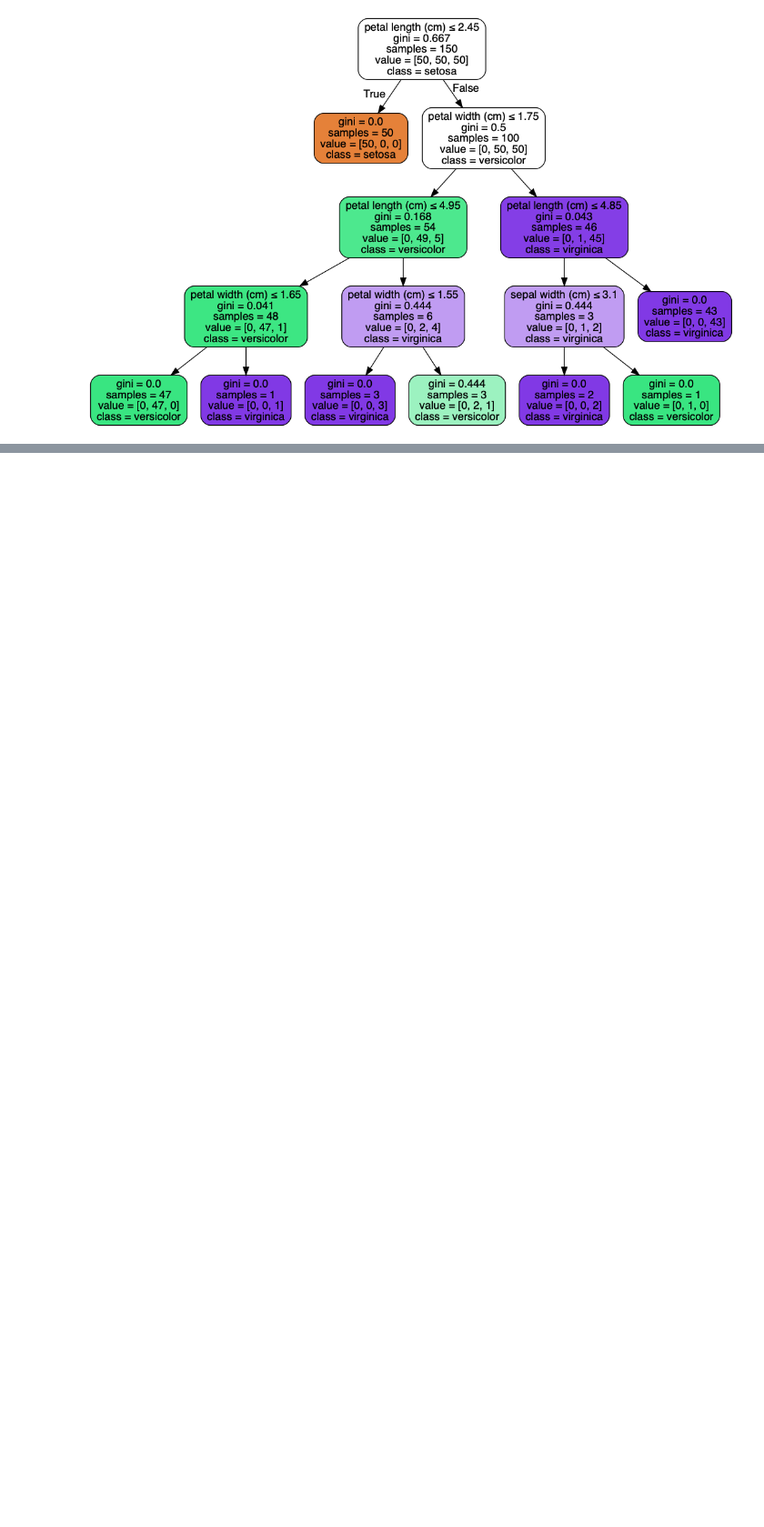
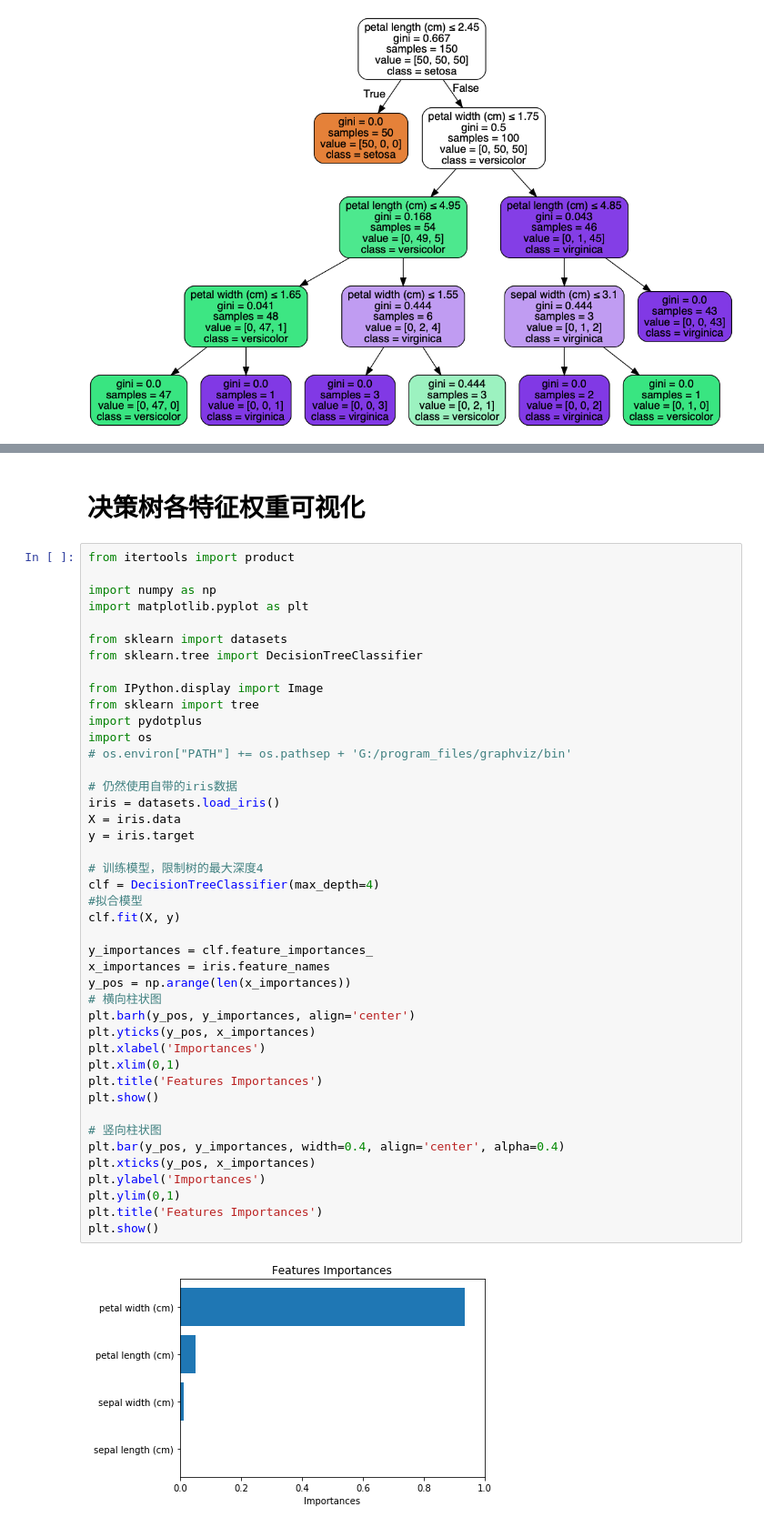
Before and after one commit to BellaLSun/Customer_Churn, a Jupyter notebook: 决策树可视化与讲解.ipynb, the cells around one changed output, grey strips where cells are left out. Shown: that part at 91% size. Cells and saved outputs as stored; diff of their text form; blank space fills up the shorter version.

```diff
--- a/可视化决策树.ipynb
+++ b/决策树可视化与讲解.ipynb
@@ -78,0 +114,47 @@ Image(graph.create_png())
+# %% [markdown]
+# 决策树各特征权重可视化
+# %%
+from itertools import product
+
+import numpy as np
+import matplotlib.pyplot as plt
+
+from sklearn import datasets
+from sklearn.tree import DecisionTreeClassifier
+
+from IPython.display import Image
+from sklearn import tree
+import pydotplus
+import os
+# os.environ["PATH"] += os.pathsep + 'G:/program_files/graphviz/bin'
+
+# 仍然使用自带的iris数据
+iris = datasets.load_iris()
+X = iris.data
+y = iris.target
+
+# 训练模型，限制树的最大深度4
+clf = DecisionTreeClassifier(max_depth=4)
+#拟合模型
+clf.fit(X, y)
+
+y_importances = clf.feature_importances_
+x_importances = iris.feature_names
+y_pos = np.arange(len(x_importances))
+# 横向柱状图
+plt.barh(y_pos, y_importances, align='center')
+plt.yticks(y_pos, x_importances)
+plt.xlabel('Importances')
+plt.xlim(0,1)
+plt.title('Features Importances')
+plt.show()
+
+# 竖向柱状图
+plt.bar(y_pos, y_importances, width=0.4, align='center', alpha=0.4)
+plt.xticks(y_pos, x_importances)
+plt.ylabel('Importances')
+plt.ylim(0,1)
+plt.title('Features Importances')
+plt.show()
+# %% [output]
+[figure, added]
```
Also changed, not shown: parts of 50 cells of this notebook, 3 other files.
